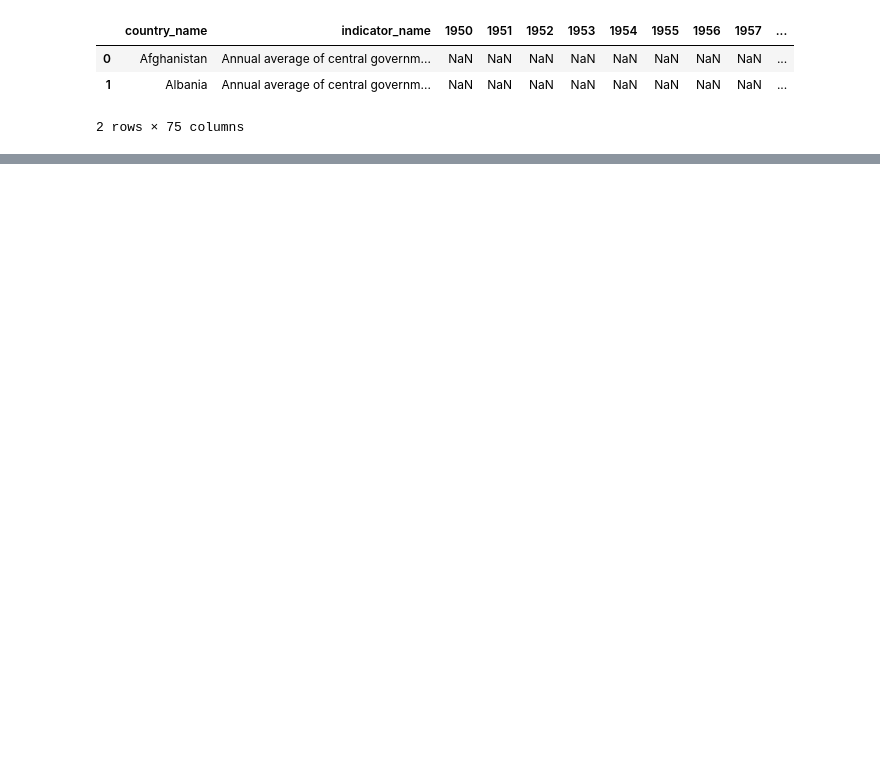
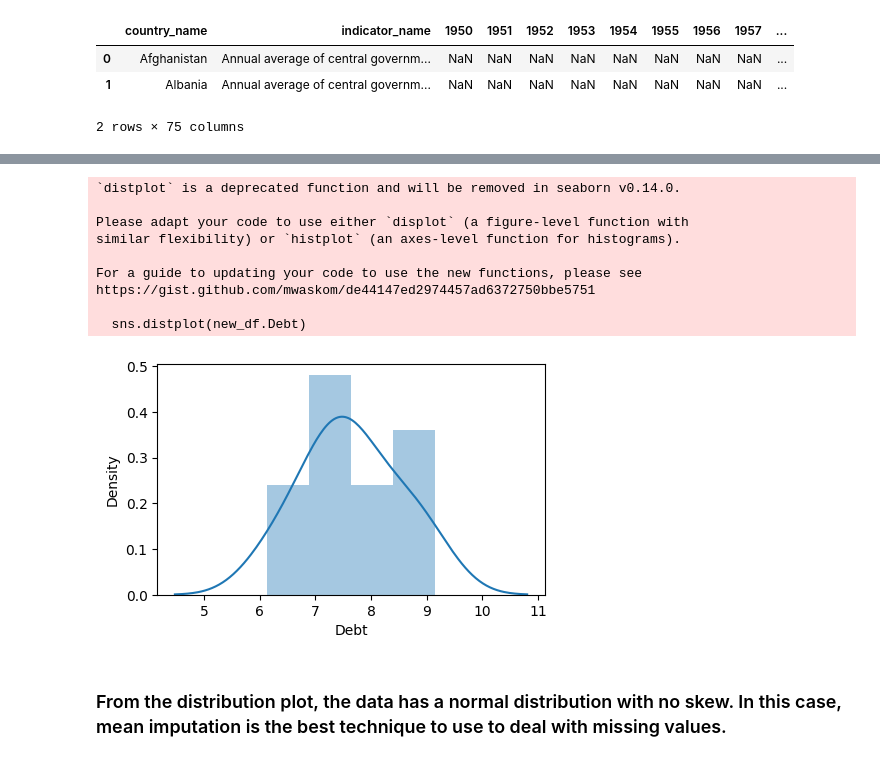
Before and after one commit to WamzMwangi/Global_Debt_Analysis, a Jupyter notebook: Central Government Debt.ipynb, the cells around one changed output, grey strips where cells are left out. Saved outputs shown, nothing was run; the diff lists cells and outputs as text; code cells hidden in the pictures; blank space fills up the shorter version.

```diff
--- a/Central Government Debt.ipynb
+++ b/Central Government Debt.ipynb
@@ -41,0 +81,3 @@ See the caveats in the documentation: https://pandas.pydata.org/pandas-docs/stab
+# %%
+#To determine imputation method-deciding between mean and median imputation, check distribution of data
+afghan=data.loc[data['country_name']=='Afghanistan']
@@ -41,0 +89,2 @@ See the caveats in the documentation: https://pandas.pydata.org/pandas-docs/stab
+# %%
+new_df=afghan.transpose()
@@ -41,0 +100,5 @@ See the caveats in the documentation: https://pandas.pydata.org/pandas-docs/stab
+# %%
+new_df= new_df.drop(['country_name', 'indicator_name'])
+# %%
+#now my columns are unnamed
+new_df = new_df.rename(columns={0:'Debt'})
@@ -41,0 +122,18 @@ See the caveats in the documentation: https://pandas.pydata.org/pandas-docs/stab
+# %%
+fig,ax=plt.subplots(figsize=(5,3))
+sns.distplot(new_df.Debt)
+
+plt.show()
+# %% [output]
+`distplot` is a deprecated function and will be removed in seaborn v0.14.0.
+
+Please adapt your code to use either `displot` (a figure-level function with
+similar flexibility) or `histplot` (an axes-level function for histograms).
+
+For a guide to updating your code to use the new functions, please see
+https://gist.github.com/mwaskom/de44147ed2974457ad6372750bbe5751
+
+  sns.distplot(new_df.Debt)
+[figure, added]
+# %% [markdown]
+### From the distribution plot, the data has a normal distribution with no skew. In this case, mean imputation is the best technique to use to deal with missing values.
```
Also changed, not shown: parts of 21 cells of this notebook.
